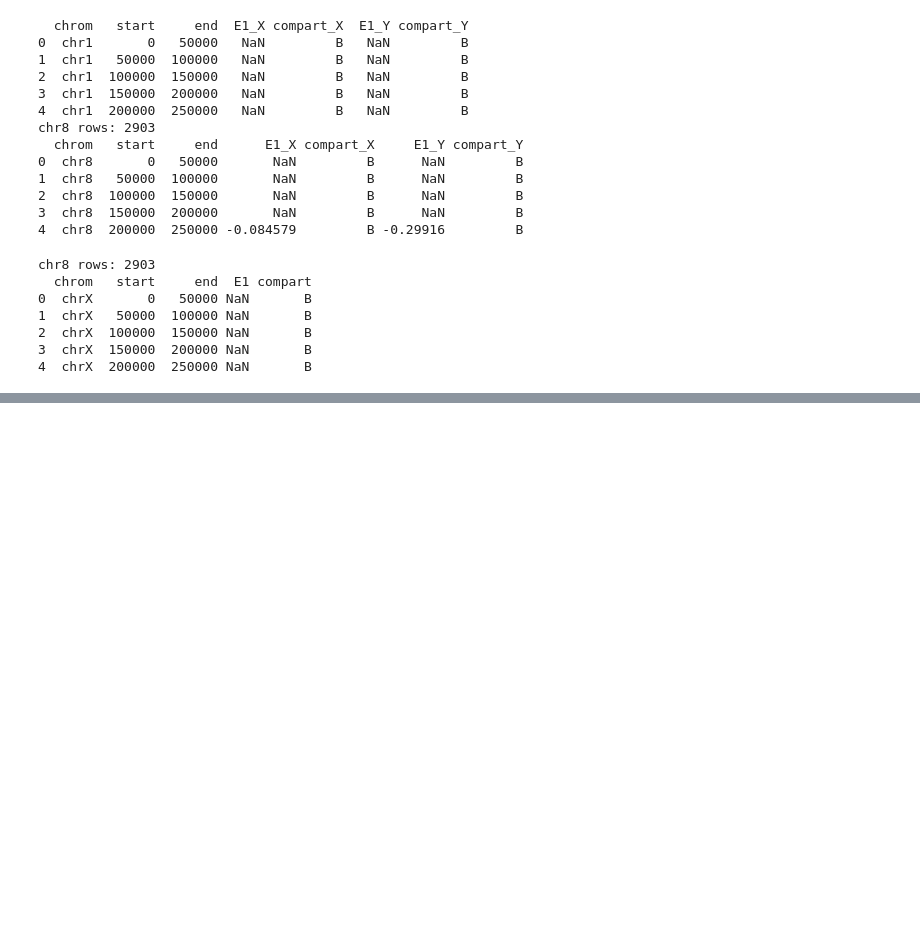
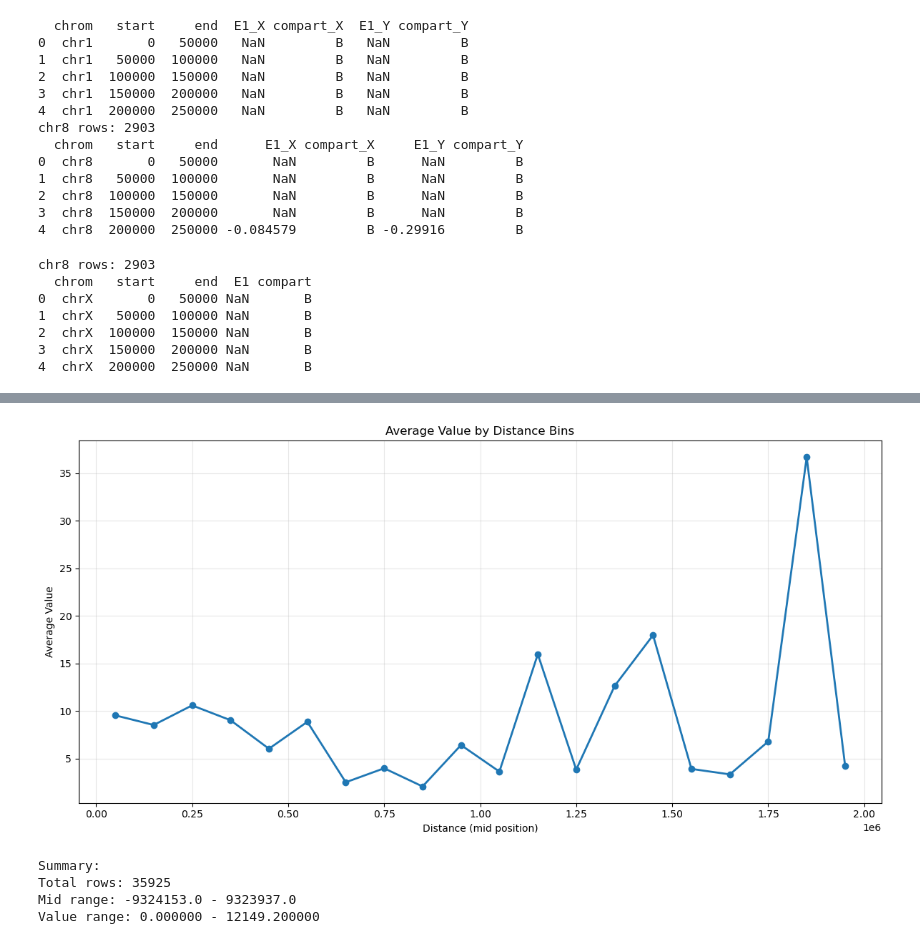
Before and after one commit to munch-group/johan_gpn_v2, a Jupyter notebook: notebooks/05.human_hg38.ipynb, the cells around one changed output, grey strips where cells are left out. Drawn from its saved outputs; the diff is of its cells as text; code cells hidden in the pictures; blank space fills up the shorter version.

```diff
--- a/notebooks/05.human_hg38.ipynb
+++ b/notebooks/05.human_hg38.ipynb
@@ -273,0 +616,4 @@ Remapped chr8 data:
+# %%
+result_with_comp_chrx = add_compartment_info(result_chrx, df_chrx_clean)
+
+result_with_comp_chr8 = add_compartment_info(result_chr8, df_chr8_clean)
@@ -273,0 +681,5 @@ Remapped chr8 data:
+# %%
+result_with_comp_chrx_A, result_with_comp_chrx_B = filter_into_A_B_compartments(result_with_comp_chrx)
+result_with_comp_chr8_A, result_with_comp_chr8_B = filter_into_A_B_compartments(result_with_comp_chr8)
+print(result_with_comp_chrx_A.head())
+print(result_with_comp_chrx_B.head())
@@ -273,0 +747,66 @@ Remapped chr8 data:
+# %%
+import pandas as pd
+import numpy as np
+import matplotlib.pyplot as plt
+
+# Assuming your dataframe is named result_with_comp_chr8_B
+# If you need to load it, uncomment and modify the line below:
+# result_with_comp_chr8_B = pd.read_csv('your_file.csv')
+
+# Parameters
+max_dist = 2_000_000
+bins = 20
+
+# Create bin edges
+bin_edges = np.linspace(0, max_dist, bins + 1)
+bin_centers = (bin_edges[:-1] + bin_edges[1:]) / 2
+
+# Assign each row to a bin based on the 'mid' column
+result_with_comp_chr8_B['bin'] = pd.cut(result_with_comp_chr8_B['mid'],
+                                       bins=bin_edges,
+                                       include_lowest=True,
+                                       labels=False)
+
+# Calculate average value for each bin
+bin_averages = result_with_comp_chr8_B.groupby('bin')['value'].mean()
+
+# Create arrays for plotting (fill missing bins with NaN)
+plot_values = np.full(bins, np.nan)
+for bin_idx, avg_value in bin_averages.items():
+    if not np.isnan(bin_idx):
+        plot_values[int(bin_idx)] = avg_value
+
+# Create the plot
+plt.figure(figsize=(12, 6))
+plt.plot(bin_centers, plot_values, 'o-', linewidth=2, markersize=6)
+plt.xlabel('Distance (mid position)')
+plt.ylabel('Average Value')
+plt.title('Average Value by Distance Bins')
+plt.grid(True, alpha=0.3)
+
+# Format x-axis to show distances in a readable format
+plt.ticklabel_format(style='scientific', axis='x', scilimits=(0,0))
+
+# Show which bins have data
+valid_bins = ~np.isnan(plot_values)
+if np.sum(valid_bins) < bins:
+    print(f"Data present in {np.sum(valid_bins)} out of {bins} bins")
+    print(f"Bin ranges with data:")
+    for i, has_data in enumerate(valid_bins):
+        if has_data:
+            print(f"  Bin {i}: {bin_edges[i]:.0f} - {bin_edges[i+1]:.0f} (avg value: {plot_values[i]:.6f})")
+
+plt.tight_layout()
+plt.show()
+
+# Optional: Show summary statistics
+print("\nSummary:")
+print(f"Total rows: {len(result_with_comp_chr8_B)}")
+print(f"Mid range: {result_with_comp_chr8_B['mid'].min():.1f} - {result_with_comp_chr8_B['mid'].max():.1f}")
+print(f"Value range: {result_with_comp_chr8_B['value'].min():.6f} - {result_with_comp_chr8_B['value'].max():.6f}")
+# %% [output]
+[figure, added]
+Summary:
+Total rows: 35925
+Mid range: -9324153.0 - 9323937.0
+Value range: 0.000000 - 12149.200000
```
Also changed, not shown: parts of 22 cells of this notebook, 24 other files.
